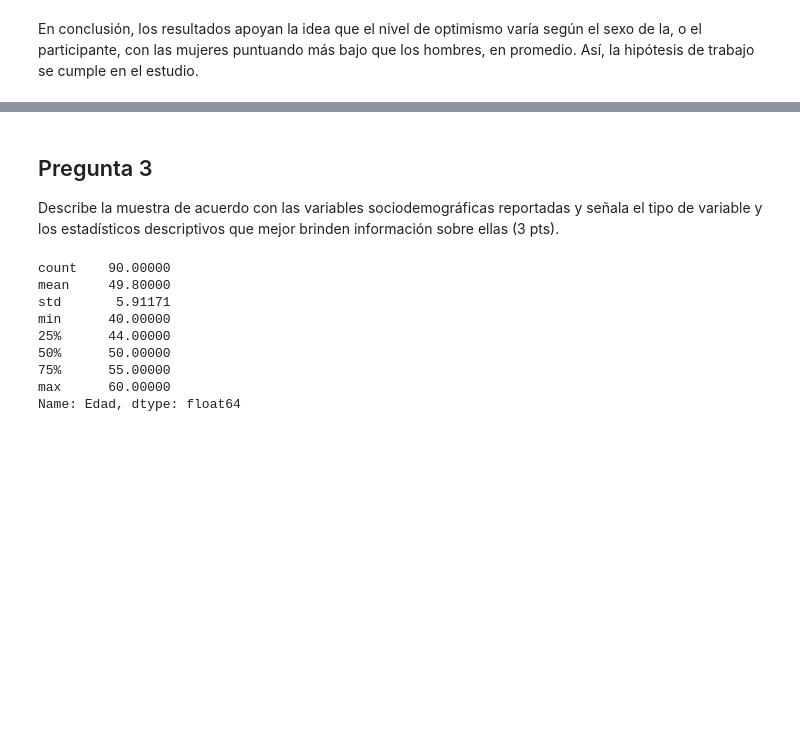
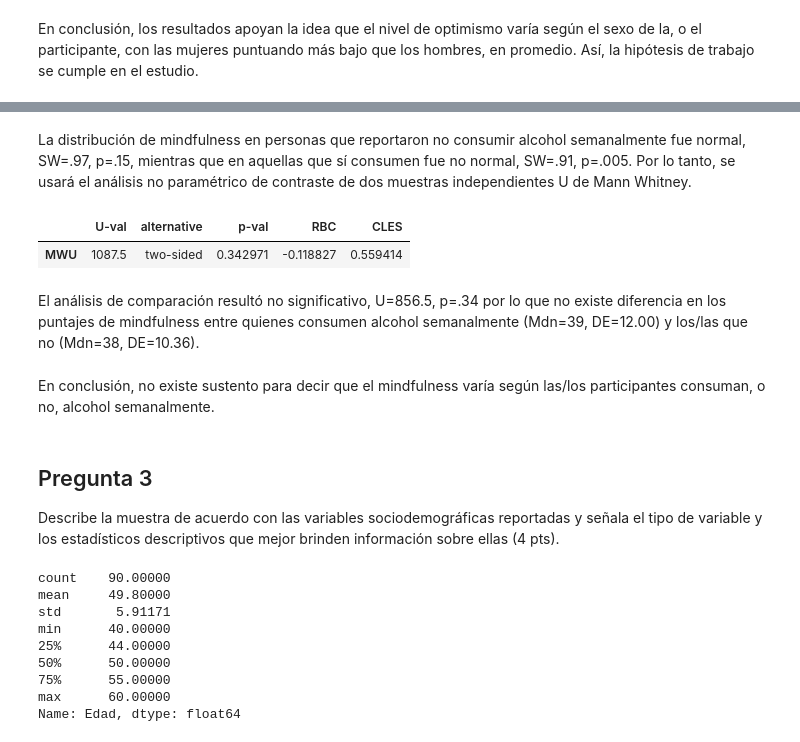
Before and after one commit to renatoparedes/EstadisticaYPsicologiaMatematica, a Jupyter notebook: INEE/Reporte_1_Solucionario.ipynb, the cells around one changed output, grey strips where cells are left out. Drawn from its saved outputs; the diff is of its cells as text; code cells hidden in the pictures; blank space fills up the shorter version.

```diff
--- a/INEE/Reporte_1_Solucionario.ipynb
+++ b/INEE/Reporte_1_Solucionario.ipynb
@@ -153,7 +124,22 @@ En conclusión, los resultados apoyan la idea que el nivel de optimismo varía s
+# %% [markdown]
+La distribución de mindfulness en personas que reportaron no consumir alcohol semanalmente fue normal, SW=.97, p=.15, mientras que en aquellas que sí consumen fue no normal, SW=.91, p=.005. Por lo tanto, se usará el análisis no paramétrico de contraste de dos muestras independientes U de Mann Whitney.
+# %%
+consume = df.query('Cons_alcohol == "Sí"')["Mindful"]
+no_consume = df.query('Cons_alcohol == "No"')["Mindful"]
+
+
+pg.mwu(consume, no_consume, alternative="two-sided")
+# %% [output]
+|  | U-val | alternative | p-val | RBC | CLES |
+| MWU | 1087.5 | two-sided | 0.342971 | -0.118827 | 0.559414 |
+# %% [markdown]
+El análisis de comparación resultó no significativo, U=856.5, p=.34 por lo que no existe diferencia en los puntajes de mindfulness entre quienes consumen alcohol semanalmente (Mdn=39, DE=12.00) y los/las que no (Mdn=38, DE=10.36).
+# %% [markdown]
+En conclusión, no existe sustento para decir que el mindfulness varía según las/los participantes consuman, o no, alcohol semanalmente.
 # %% [markdown]
 ## Pregunta 3
 
-Describe la muestra de acuerdo con las variables sociodemográficas reportadas y señala el tipo de variable y los estadísticos descriptivos que mejor brinden información sobre ellas (3 pts).
+Describe la muestra de acuerdo con las variables sociodemográficas reportadas y señala el tipo de variable y los estadísticos descriptivos que mejor brinden información sobre ellas (4 pts).
 # %%
 df["Edad"].describe()
 # %% [output]
```
Also changed, not shown: parts of 19 cells of this notebook, 1 other file.
